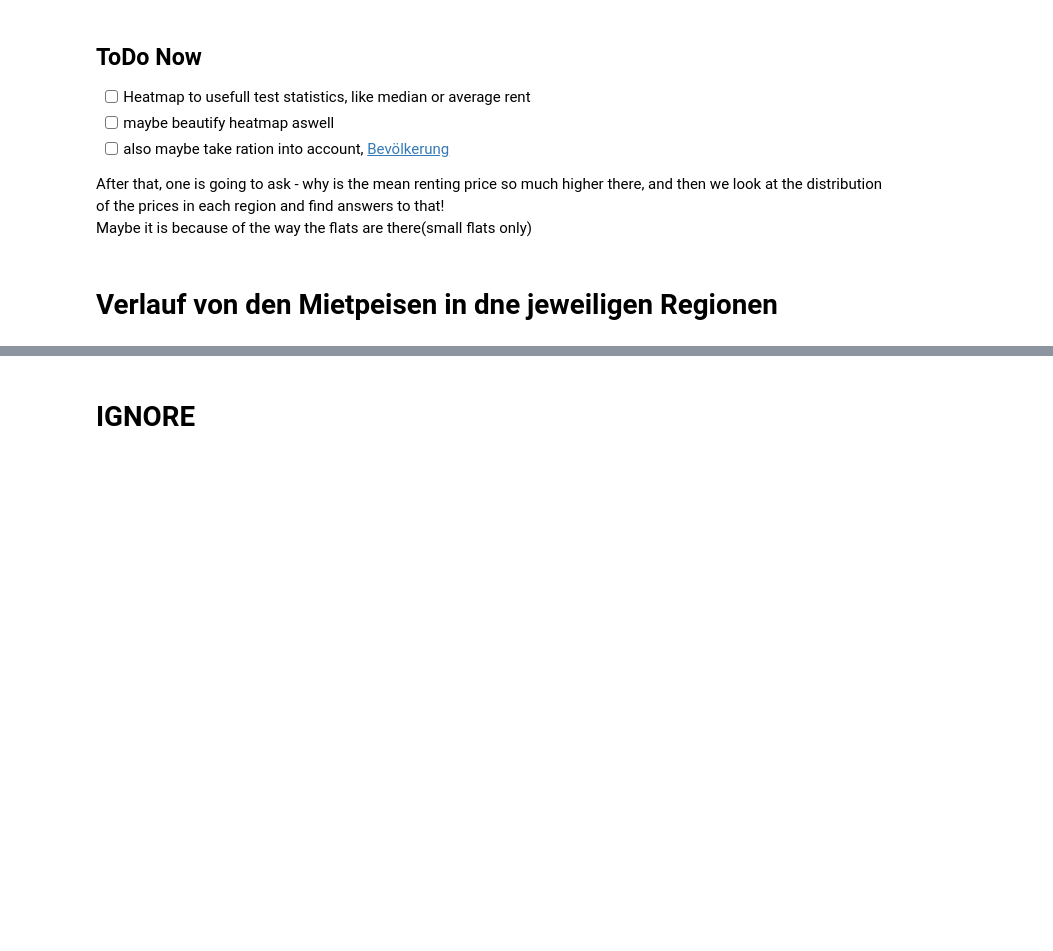
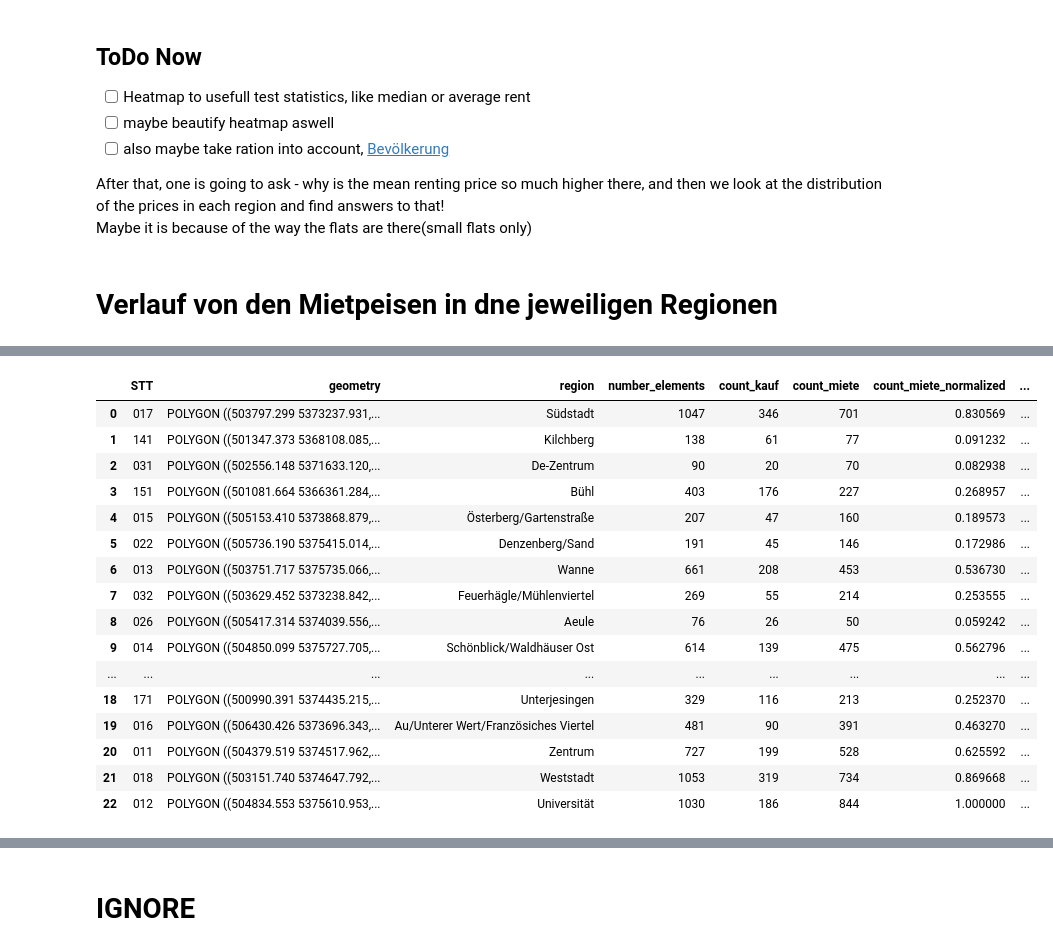
Before and after one commit to okihnjo/DataLiteracy, a Jupyter notebook: notebooks/analysis.ipynb, the cells around one changed output, grey strips where cells are left out. Drawn from its saved outputs; the diff is of its cells as text; code cells hidden in the pictures; blank space fills up the shorter version.

```diff
--- a/notebooks/analysis.ipynb
+++ b/notebooks/analysis.ipynb
@@ -541,0 +615,20 @@ Maybe it is because of the way the flats are there(small flats only)
+# %%
+tuebingen_gdf
+# %% [output]
+|  | STT | geometry | region | number_elements | count_kauf | count_miete | count_miete_normalized | ... |
+| 0 | 017 | POLYGON ((503797.299 5373237.931,... | Südstadt | 1047 | 346 | 701 | 0.830569 | ... |
+| 1 | 141 | POLYGON ((501347.373 5368108.085,... | Kilchberg | 138 | 61 | 77 | 0.091232 | ... |
+| 2 | 031 | POLYGON ((502556.148 5371633.120,... | De-Zentrum | 90 | 20 | 70 | 0.082938 | ... |
+| 3 | 151 | POLYGON ((501081.664 5366361.284,... | Bühl | 403 | 176 | 227 | 0.268957 | ... |
+| 4 | 015 | POLYGON ((505153.410 5373868.879,... | Österberg/Gartenstraße | 207 | 47 | 160 | 0.189573 | ... |
+| 5 | 022 | POLYGON ((505736.190 5375415.014,... | Denzenberg/Sand | 191 | 45 | 146 | 0.172986 | ... |
+| 6 | 013 | POLYGON ((503751.717 5375735.066,... | Wanne | 661 | 208 | 453 | 0.536730 | ... |
+| 7 | 032 | POLYGON ((503629.452 5373238.842,... | Feuerhägle/Mühlenviertel | 269 | 55 | 214 | 0.253555 | ... |
+| 8 | 026 | POLYGON ((505417.314 5374039.556,... | Aeule | 76 | 26 | 50 | 0.059242 | ... |
+| 9 | 014 | POLYGON ((504850.099 5375727.705,... | Schönblick/Waldhäuser Ost | 614 | 139 | 475 | 0.562796 | ... |
+| ... | ... | ... | ... | ... | ... | ... | ... | ... |
+| 18 | 171 | POLYGON ((500990.391 5374435.215,... | Unterjesingen | 329 | 116 | 213 | 0.252370 | ... |
+| 19 | 016 | POLYGON ((506430.426 5373696.343,... | Au/Unterer Wert/Französiches Viertel | 481 | 90 | 391 | 0.463270 | ... |
+| 20 | 011 | POLYGON ((504379.519 5374517.962,... | Zentrum | 727 | 199 | 528 | 0.625592 | ... |
+| 21 | 018 | POLYGON ((503151.740 5374647.792,... | Weststadt | 1053 | 319 | 734 | 0.869668 | ... |
+| 22 | 012 | POLYGON ((504834.553 5375610.953,... | Universität | 1030 | 186 | 844 | 1.000000 | ... |
```
Also changed, not shown: parts of 21 cells of this notebook, 1 other file.
